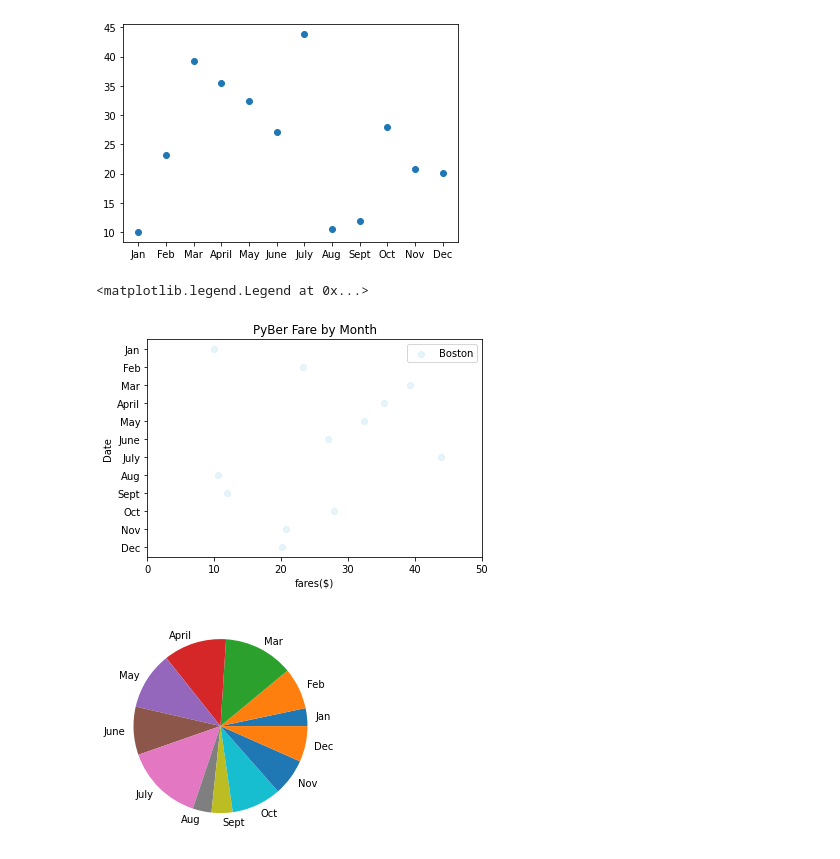
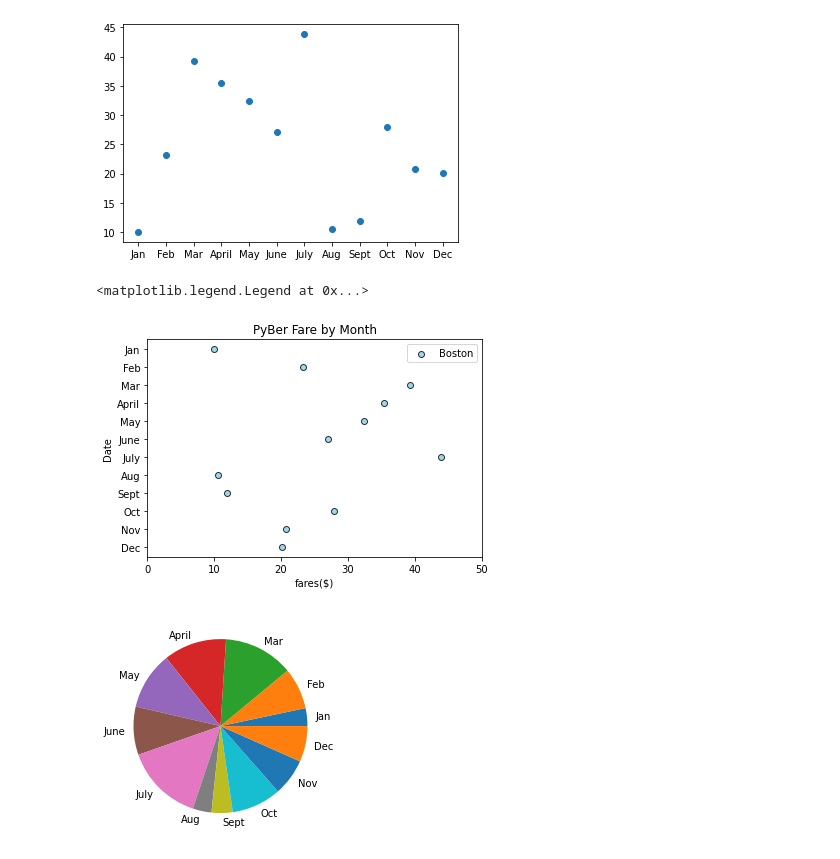
Before and after one commit to Terez18/PyBer_Analysis, a Jupyter notebook: matplotlib_practice.ipynb, the cells around one changed output. Drawn from its saved outputs; the diff is of its cells as text; code cells hidden in the pictures.

Commit message:
three types of city bubble chart added

```diff
--- a/matplotlib_practice.ipynb
+++ b/matplotlib_practice.ipynb
@@ -251,18 +251,22 @@ ax.scatter(x_axis, y_axis, s=y_axis)
 # %%
 #skill drill bubble chart object-oriented coding make changes to chart
 ax = plt.axes()
-ax.scatter(y_axis, x_axis, alpha=0.2, marker="o", c="skyblue", label="Boston")
-ax.set_markeredgecolor=(5,6,3)
-ax.set_markersize=[i * 5 for i in y_axis]
+ax.scatter(y_axis, x_axis,
+           alpha=0.8,
+           marker="o",
+           markersize= 5*  ?????????
+           c="skyblue",
+           edgecolor="black",
+           label="Boston")
 ax.set_ylabel('Date')
 ax.set_xlabel('fares($)')
 ax.set_title("PyBer Fare by Month")
 ax.set_xlim(0, 50)
 ax.invert_yaxis()
 ax.legend()
 # %% [output]
 <matplotlib.legend.Legend at 0x...>
-[figure, old version]
+[figure, new version]
 # %%
 #create a scatter plot using matplotlib, relying on the fares data, x=months, y=total fare for each month
 plt.pie(y_axis, labels=x_axis)
```
Also changed, not shown: 2 other files.
